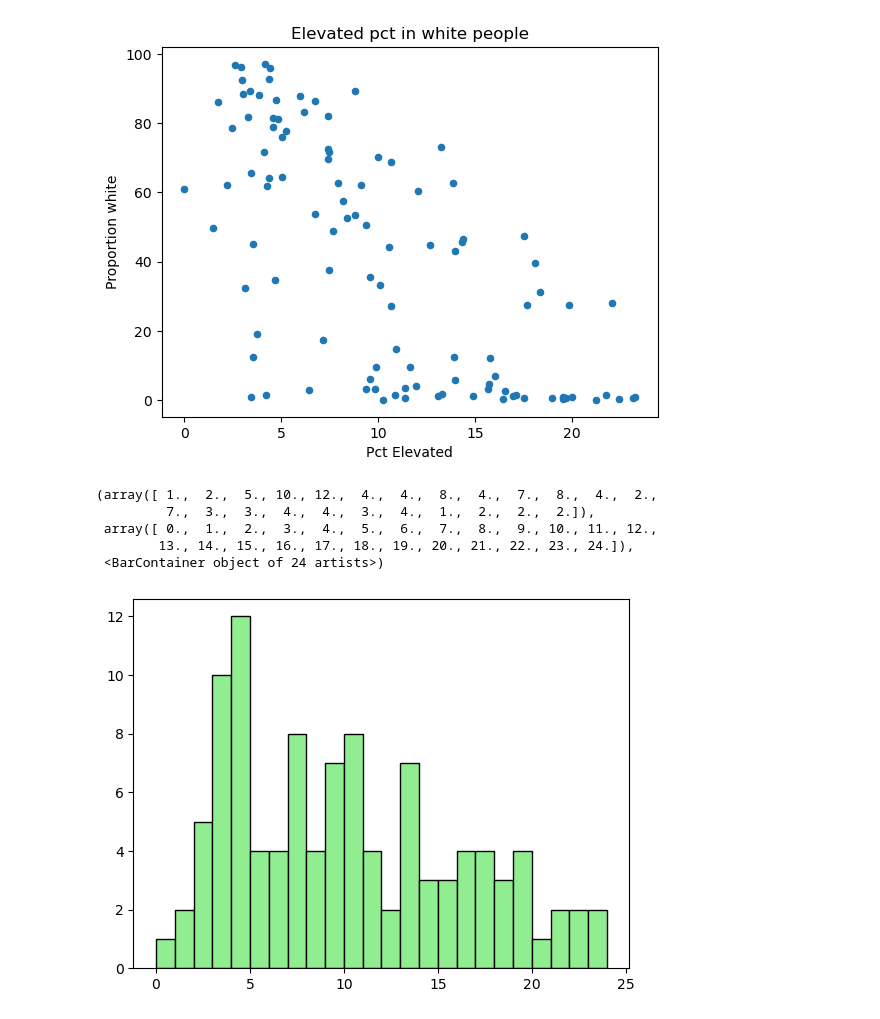
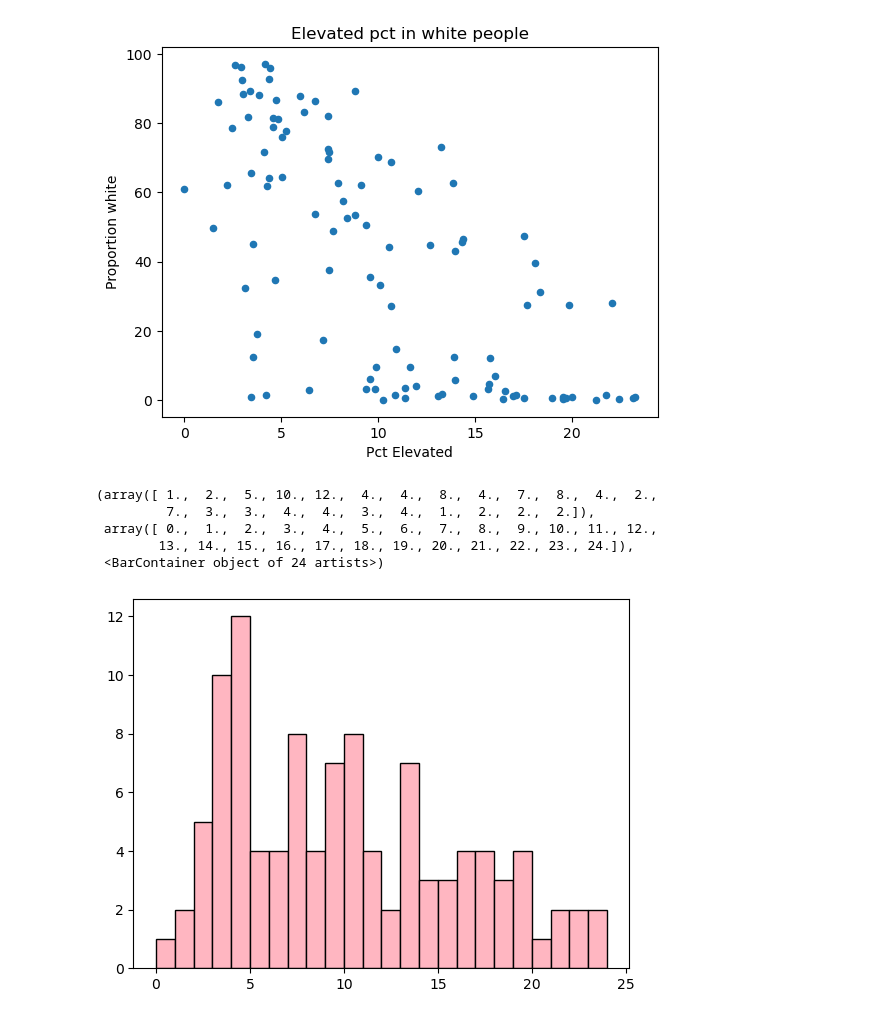
Before and after one commit to p-park6/eds217-trypy-01, a Jupyter notebook: nbs/stl-lead-pp.ipynb, the cells around one changed output. Cells and saved outputs as stored; diff of their text form; code cells hidden in the pictures.

Commit message:
graphs

```diff
--- a/nbs/stl-lead-pp.ipynb
+++ b/nbs/stl-lead-pp.ipynb
@@ -75,16 +75,16 @@ Text(0, 0.5, 'Proportion white')
 # %%
 #Create a histogram
 plt.hist(
     data = stl_lead,
     x = "pctElevated",
     bins=range(0,25,1),
-    color = "lightgreen",
+    color = "lightpink",
     edgecolor = "black"
 )
 # %% [output]
 (array([ 1.,  2.,  5., 10., 12.,  4.,  4.,  8.,  4.,  7.,  8.,  4.,  2.,
          7.,  3.,  3.,  4.,  4.,  3.,  4.,  1.,  2.,  2.,  2.]),
  array([ 0.,  1.,  2.,  3.,  4.,  5.,  6.,  7.,  8.,  9., 10., 11., 12.,
         13., 14., 15., 16., 17., 18., 19., 20., 21., 22., 23., 24.]),
  <BarContainer object of 24 artists>)
-[figure, old version]
+[figure, new version]
```
